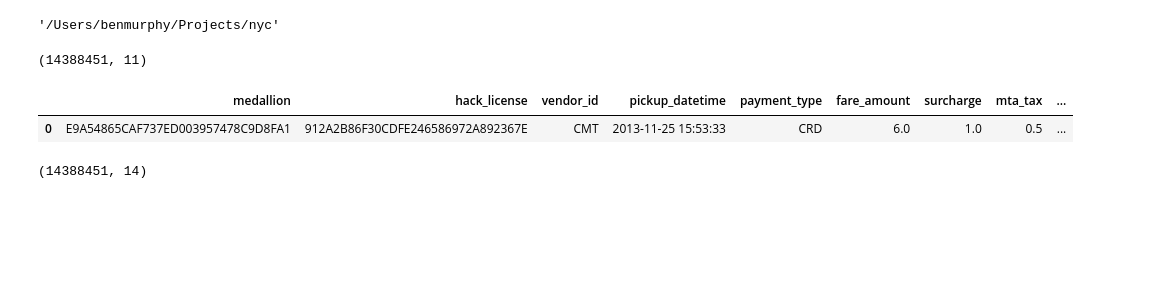
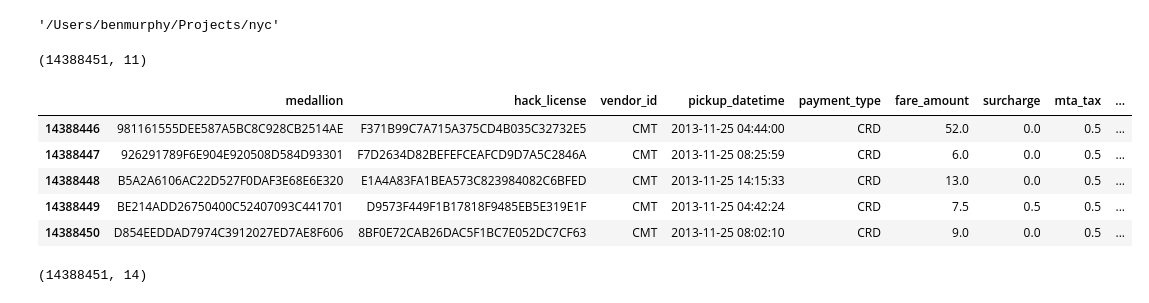
Before and after one commit to benmurphy97/nyc-taxi-cab, a Jupyter notebook: data_exploration.ipynb, the cells around one changed output. Saved outputs shown, nothing was run; the diff lists cells and outputs as text; code cells hidden in the pictures; blank space fills up the shorter version.

```diff
--- a/data_exploration.ipynb
+++ b/data_exploration.ipynb
@@ -18,10 +18,14 @@ fares.shape
 # %% [output]
 (14388451, 11)
 # %%
-fares.head(1)
+fares.tail(5)
 # %% [output]
 |  | medallion | hack_license | vendor_id | pickup_datetime | payment_type | fare_amount | surcharge | mta_tax | ... |
-| 0 | E9A54865CAF737ED003957478C9D8FA1 | 912A2B86F30CDFE246586972A892367E | CMT | 2013-11-25 15:53:33 | CRD | 6.0 | 1.0 | 0.5 | ... |
+| 14388446 | 981161555DEE587A5BC8C928CB2514AE | F371B99C7A715A375CD4B035C32732E5 | CMT | 2013-11-25 04:44:00 | CRD | 52.0 | 0.0 | 0.5 | ... |
+| 14388447 | 926291789F6E904E920508D584D93301 | F7D2634D82BEFEFCEAFCD9D7A5C2846A | CMT | 2013-11-25 08:25:59 | CRD | 6.0 | 0.0 | 0.5 | ... |
+| 14388448 | B5A2A6106AC22D527F0DAF3E68E6E320 | E1A4A83FA1BEA573C823984082C6BFED | CMT | 2013-11-25 14:15:33 | CRD | 13.0 | 0.0 | 0.5 | ... |
+| 14388449 | BE214ADD26750400C52407093C441701 | D9573F449F1B17818F9485EB5E319E1F | CMT | 2013-11-25 04:42:24 | CRD | 7.5 | 0.5 | 0.5 | ... |
+| 14388450 | D854EEDDAD7974C3912027ED7AE8F606 | 8BF0E72CAB26DAC5F1BC7E052DC7CF63 | CMT | 2013-11-25 08:02:10 | CRD | 9.0 | 0.0 | 0.5 | ... |
 # %%
 trips = pd.read_csv('data/trip_data/trip_data_11.csv')
 
```
Also changed, not shown: parts of 19 cells of this notebook.
